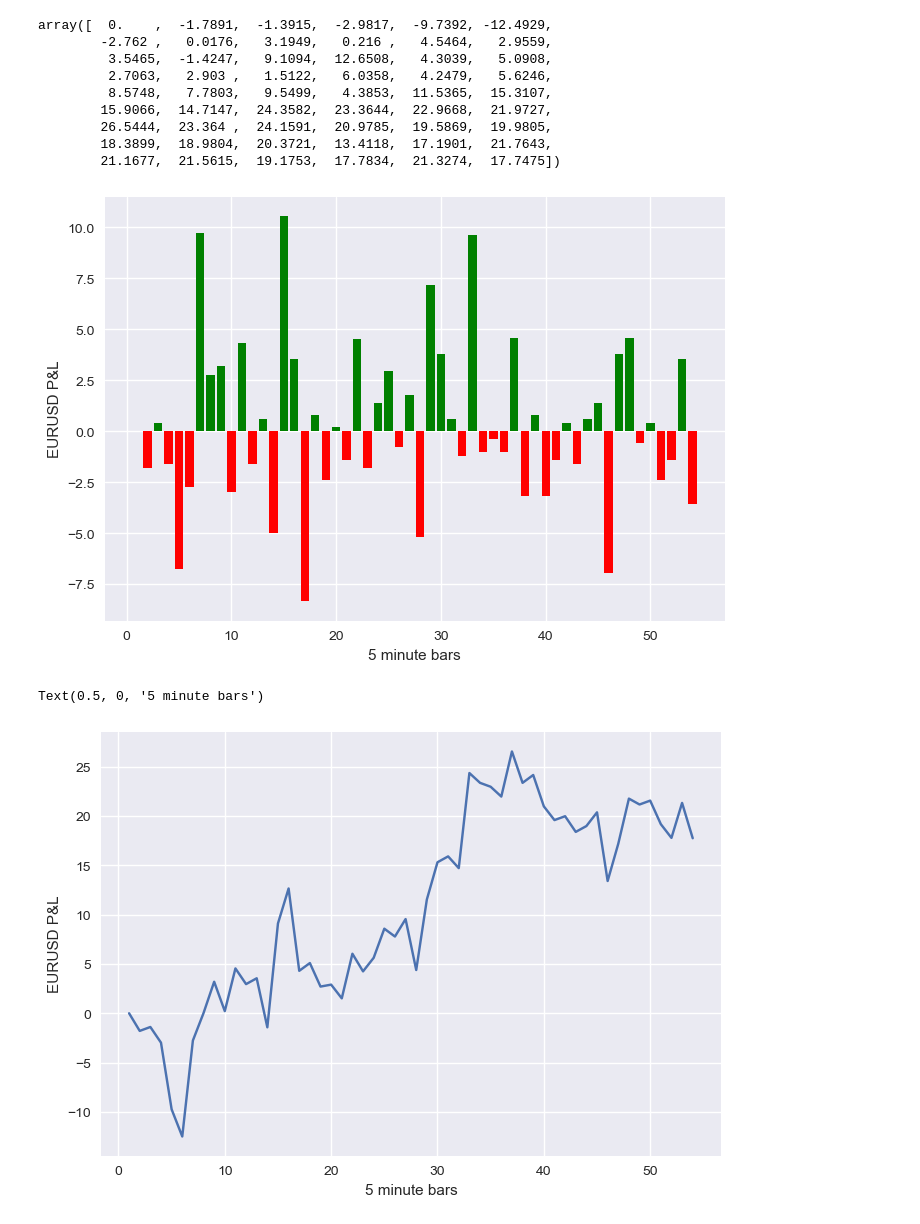
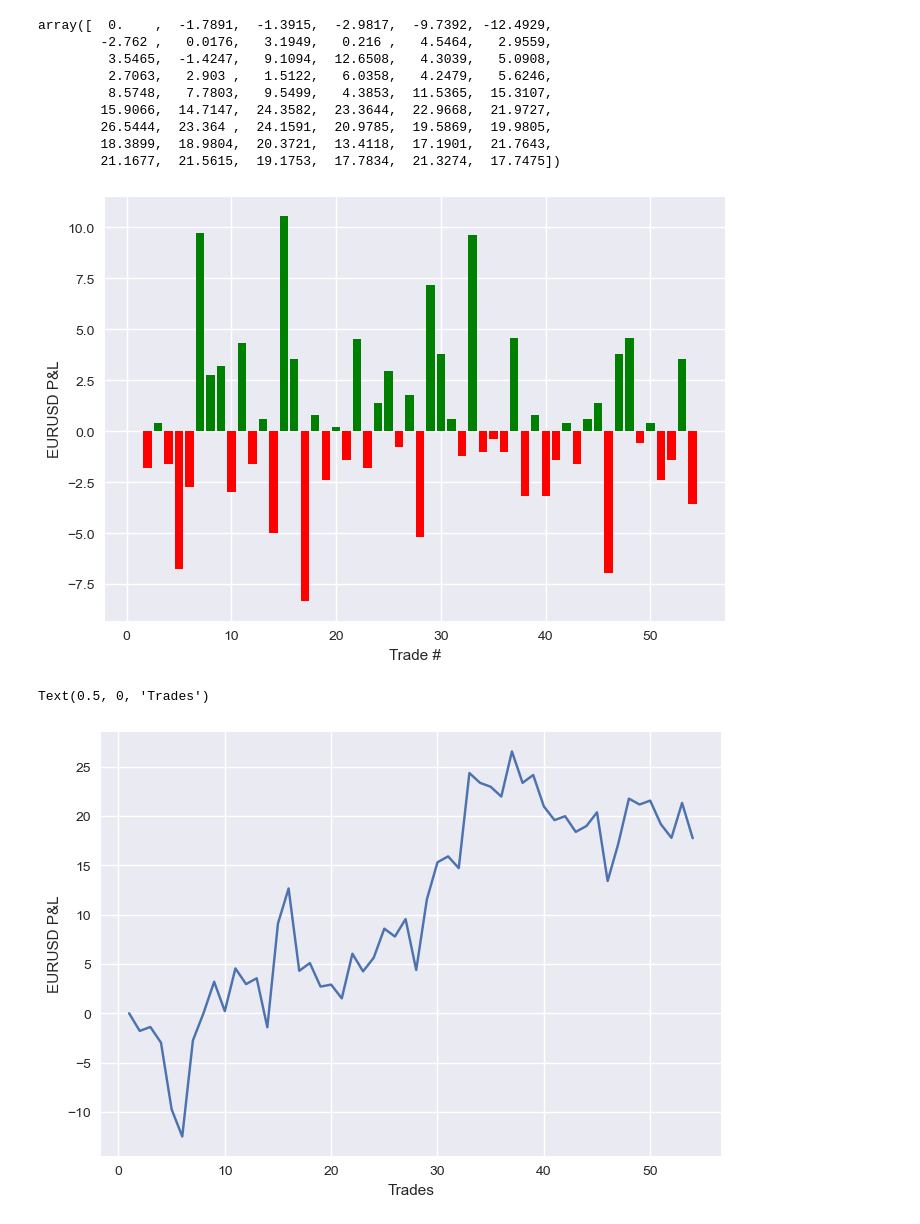
Before and after one commit to tomjwells/QuantConcepts, a Jupyter notebook: 5. Deep Reinforcement Learning/8. Deploying a Live Intraday Trading Agent.ipynb, the cells around one changed output. Cells and saved outputs as stored; diff of their text form; code cells hidden in the pictures.

```diff
--- a/5. Deep Reinforcement Learning/8. Deploying a Live Intraday Trading Agent.ipynb
+++ b/5. Deep Reinforcement Learning/8. Deploying a Live Intraday Trading Agent.ipynb
@@ -745,20 +758,11 @@ class OandaTradingBot(tpqoa.tpqoa) :
       bid.index = bid.index.tz_localize('UTC')
       ask.index = ask.index.tz_localize('UTC')
       self.tick_data = pd.DataFrame({ 'bid': bid['c'], 'mid': mid['c'], 'ask': ask['c'] }, index=bid.index)
-      # print(self.tick_data)
       self._resample_data()
       self.min_length = max(len(self.data),self.env.window + self.env.lags)
     except:
       self.tick_data = pd.DataFrame()
       self.min_length = (self.env.window + self.env.lags)
-    # If 'tick_data.csv' exists, read it, else initialize new dataframe
-    # if os.path.exists('tick_data.csv'):
-    #   self.tick_data = pd.read_csv('tick_data.csv', index_col=0, parse_dates=True)
-    #   self._resample_data()
-    #   self.min_length = len(self.data)
-    # else:
-    #   self.tick_data = pd.DataFrame()
-    #   self.min_length = (self.env.window + self.env.lags)
     self.pl = list()
     self.previous_net_pl = 0.0
     self.verbose = verbose
@@ -784,9 +788,6 @@ class OandaTradingBot(tpqoa.tpqoa) :
     self.data = pd.DataFrame(self.data['mid'])
     self.data.columns = [self.symbol,]
     self.data.index = self.data.index.tz_localize(None)
-    # Save to disk in case it is useful later
-    if len(self.tick_data) != 0 and len(self.tick_data) % 100 == 0:
-      self.tick_data.to_csv('tick_data.csv')
 
   def _get_state(self):
     state = self.data_[self.env.features].iloc[-self.env.lags:]
@@ -899,7 +900,6 @@ class OandaTradingBot(tpqoa.tpqoa) :
           "state": "PENDING",
         }
         print("new limit order", self.limit_order)
-        # order = self.create_order(self.symbol, units=-(1 + self.position) * self.units, suppress=True, ret=True)
         self.report_trade(time, 'SHORT', order, price)
         self.position = -1
         print(self.trading_logs[-1], flush=True)
@@ -983,15 +984,15 @@ array([  0.    ,  -1.7891,  -1.3915,  -2.9817,  -9.7392, -12.4929,
 # %%
 %matplotlib inline
 plt.bar(np.arange(1,len(pl)+1 ), pl, color=['g' if p > 0 else 'r' for p in pl])
 plt.ylabel("EURUSD P&L")
-plt.xlabel("5 minute bars")
+plt.xlabel("Trade #")
 plt.show()
 # %% [output]
-[figure, old version]
+[figure, new version]
 # %%
 plt.plot(np.arange(1, len(pl)+1), pl.cumsum())
 plt.ylabel("EURUSD P&L")
-plt.xlabel("5 minute bars")
+plt.xlabel("Trades")
 # %% [output]
-Text(0.5, 0, '5 minute bars')
+Text(0.5, 0, 'Trades')
-[figure, old version]
+[figure, new version]
```
Also changed, not shown: parts of 7 cells of this notebook, 1 other file.
